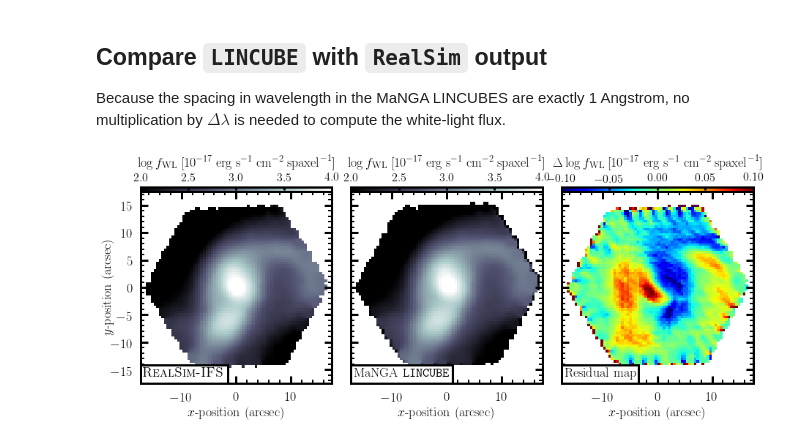
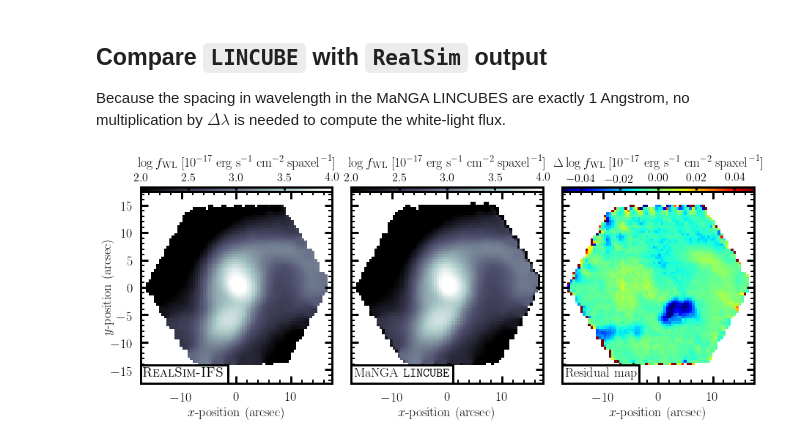
Before and after one commit to cbottrell/RealSim-IFS, a Jupyter notebook: MaNGA_RSS_File_test.ipynb, the cells around one changed output. Cells and saved outputs as stored; diff of their text form; code cells hidden in the pictures.

```diff
--- a/MaNGA_RSS_File_test.ipynb
+++ b/MaNGA_RSS_File_test.ipynb
@@ -407,6 +414,8 @@ from matplotlib import cm
 cmap = copy.copy(cm.bone)
 cmap.set_bad('white')
 
+out_cube = np.load('RSS_TEST_Cube.npy')
+
 wl_image = np.sum(out_cube,axis=0)
 wl_image[wl_image==0]=np.nan
 fig,ax = plt.subplots(figsize=(5,5))
@@ -461,6 +470,7 @@ def add_colorbar(im,ax,label,colour='white'):
     cbar.outline.set_edgecolor(colour)
     cbar.outline.set_linewidth(3)
 
+out_cube = np.load('RSS_TEST_Cube.npy')
 lincube = fits.getdata(filename)
 fig,axarr = plt.subplots(1,3,figsize=(15,5))
 fig.subplots_adjust(wspace=0.1)
@@ -470,33 +480,33 @@ for ax in axarr.flat:
     ax.tick_params(axis='both',which='major',direction='in',length=10,width=3,labelsize=18,right=1,top=1)
     ax.tick_params(axis='both',which='minor',direction='in',length=5,width=2,right=1,top=1)
     ax.tick_params(axis='both',which='major',pad=10)
     for axis in ['top','bottom','left','right']:
         ax.spines[axis].set_linewidth(3)
     ax.set_xlim(-17.5,17.5)
     ax.set_ylim(-17.5,17.5)
     ax.set_xlabel(r'$x$-position (arcsec)',fontsize=18)
 
 for ax in axarr.flat[-2:]:
     ax.tick_params(axis='both',which='major',direction='in',length=10,width=3,labelsize=18,right=1,top=1,labelleft=0)
 
 ax = axarr[1]
 im = ax.imshow(np.log10(np.sum(lincube,axis=0)),cmap=cmap,origin='lower',vmin=2,vmax=4,extent=(-17.5,17.5,-17.5,17.5))
 ax.text(0.014,0.014,r'MaNGA \texttt{LINCUBE}',fontsize=18,color='black',ha='left',va='bottom',transform=ax.transAxes,bbox=bbox)
 label = '$\log f_{\mathrm{WL}}\; [10^{-17} \; \mathrm{erg} \; \mathrm{s}^{-1} \; \mathrm{cm}^{-2} \; \mathrm{spaxel}^{-1}]$'
 add_colorbar(im,ax,label,colour='black')
 
 ax = axarr[0]
 im = ax.imshow(np.log10(wl_image),cmap=cmap,origin='lower',vmin=2,vmax=4,extent=(-17.5,17.5,-17.5,17.5))
 add_colorbar(im,ax,label,colour='black')
 ax.text(0.014,0.014,r'\textsc{RealSim-IFS}',fontsize=18,color='black',ha='left',va='bottom',transform=ax.transAxes,bbox=bbox)
 ax.set_ylabel(r'$y$-position (arcsec)',fontsize=18,labelpad=-5)
 
 ax = axarr[2]
-im = ax.imshow(np.log10(wl_image)-np.log10(np.sum(lincube,axis=0)),cmap='jet',origin='lower',vmin=-0.1,vmax=0.1,extent=(-17.5,17.5,-17.5,17.5))
+im = ax.imshow(np.log10(wl_image)-np.log10(np.sum(lincube,axis=0)),cmap='jet',origin='lower',vmin=-0.05,vmax=0.05,extent=(-17.5,17.5,-17.5,17.5))
 label = r'$\Delta \log f_{\mathrm{WL}}\; [10^{-17} \; \mathrm{erg} \; \mathrm{s}^{-1} \; \mathrm{cm}^{-2} \; \mathrm{spaxel}^{-1}]$'
 ax.text(0.014,0.014,r'Residual map',fontsize=18,color='black',ha='left',va='bottom',transform=ax.transAxes,bbox=bbox)
 add_colorbar(im,ax,label,colour='black')
 
-fig.savefig('RSS_OUTCUBE_Comparison.pdf',bbox_inches='tight')
+#fig.savefig('RSS_OUTCUBE_Comparison.pdf',bbox_inches='tight')
 # %% [output]
-[figure, old version]
+[figure, new version]
```
Also changed, not shown: parts of 14 cells of this notebook, 1 other file.
